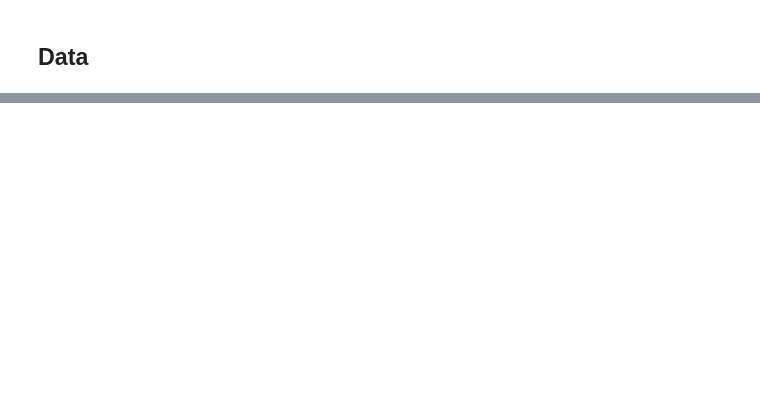
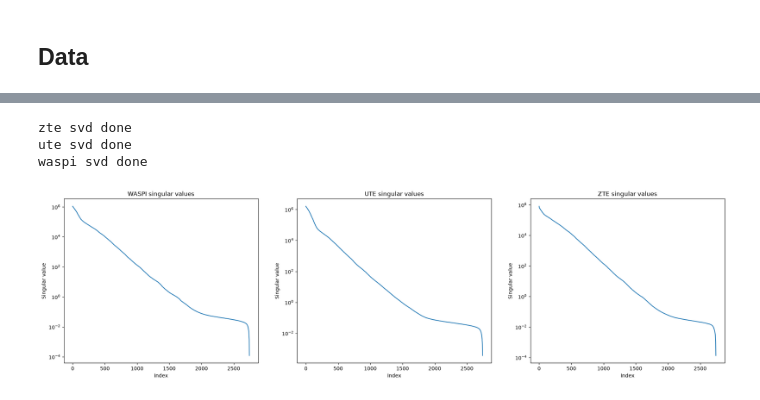
Before and after one commit to aymmulla/MSc-Project-ZTE, a Jupyter notebook: UTE_Investigation/ZTE-UTE SV Spectrum.ipynb, the cells around one changed output, grey strips where cells are left out. Saved outputs shown, nothing was run; the diff lists cells and outputs as text; code cells hidden in the pictures; blank space fills up the shorter version.

```diff
--- a/UTE_Investigation/ZTE-UTE SV Spectrum.ipynb
+++ b/UTE_Investigation/ZTE-UTE SV Spectrum.ipynb
@@ -164,2 +88,0 @@ print(data_out.shape, traj_out.shape)
-# %%
-zte_im, traj = asm.h5tonum(f'{zte_clean}-nufft.h5', showshape=True)
@@ -181,0 +206,25 @@ asm.plot_planes(waspi_im, title='WASPI', inputtype_kspace=False)
+# %%
+zte_svd = jx.numpy.linalg.svd(zte_hankel, compute_uv=False)
+print('zte svd done')
+
+ute_svd = jx.numpy.linalg.svd(ute_hankel, compute_uv=False)
+print('ute svd done')
+
+waspi_svd = jx.numpy.linalg.svd(waspi_hankel, compute_uv=False)
+print('waspi svd done')
+# %% [output]
+zte svd done
+ute svd done
+waspi svd done
+# %%
+fig, axes = plt.subplots(1, 3, figsize=(24, 6))
+
+for ax, s, name in zip(axes, [waspi_svd, ute_svd, zte_svd], ['WASPI', 'UTE', 'ZTE']):
+    ax.semilogy(np.asarray(s/s[0]))
+    ax.set_title(f'{name} singular values')
+    ax.set_xlabel('Index')
+    ax.set_ylabel('Singular value')
+
+plt.show()
+# %% [output]
+[figure, added]
```
Also changed, not shown: parts of 24 cells of this notebook, 3 other files.
